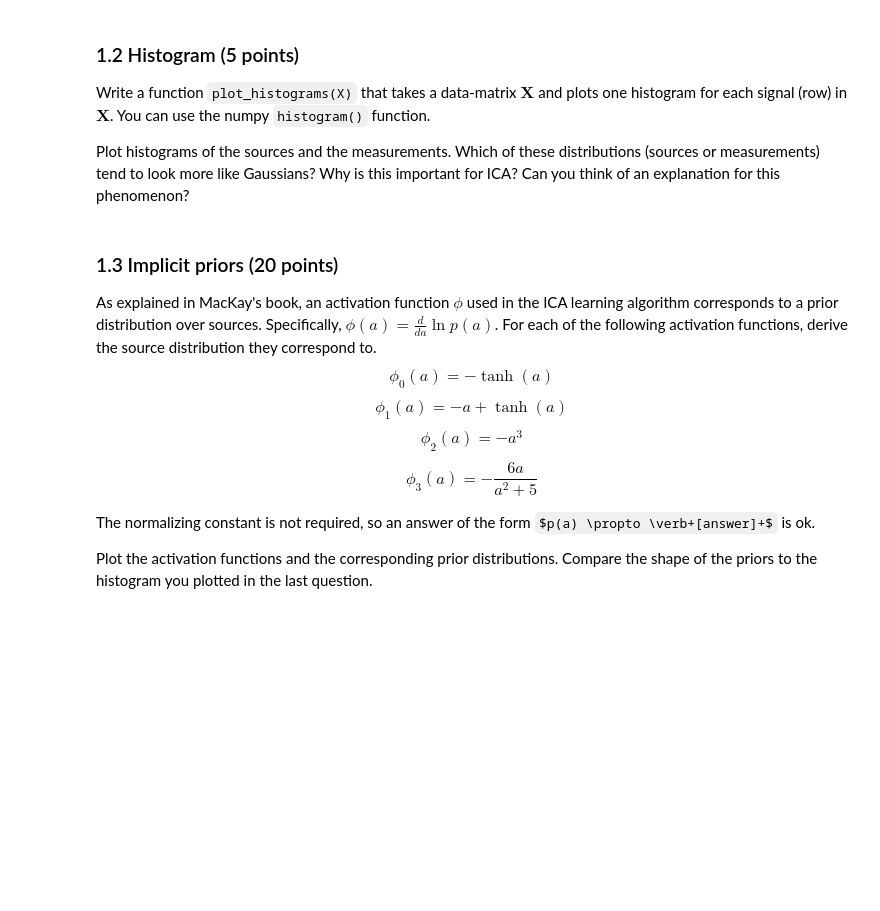
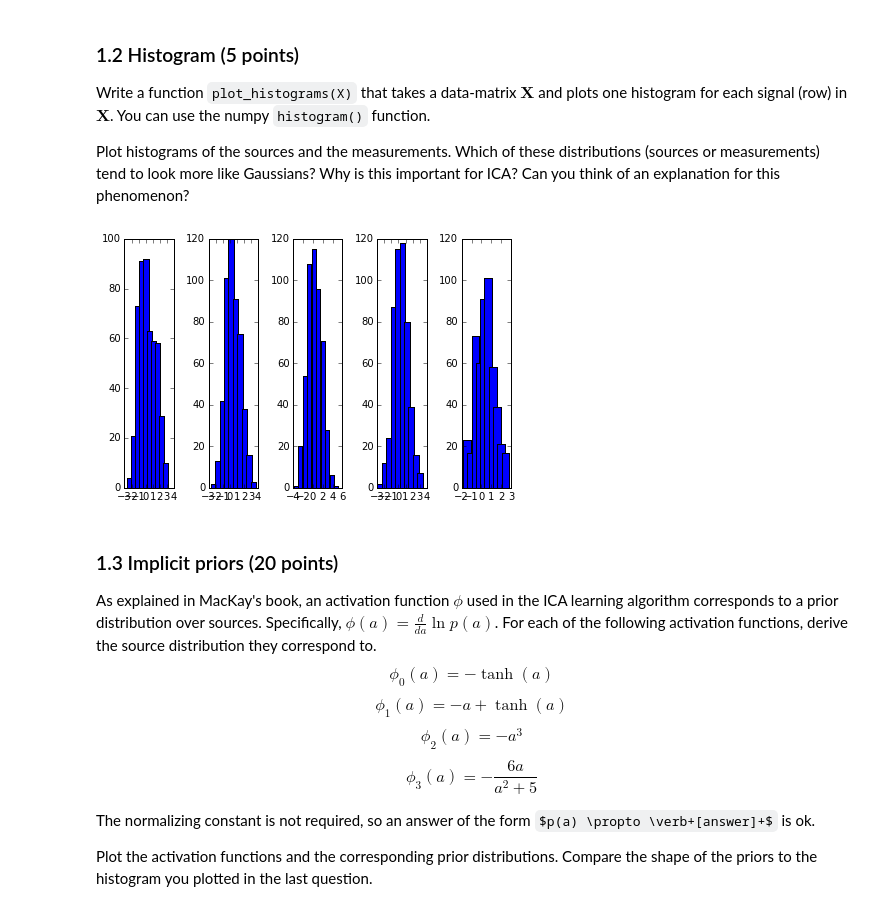
Before and after one commit to afcarl/ML2, a Jupyter notebook: lab1/lab1.ipynb, the cells around one changed output. Drawn from its saved outputs; the diff is of its cells as text; code cells hidden in the pictures; some formulas as TeX source; blank space fills up the shorter version.

```diff
--- a/lab1/lab1.ipynb
+++ b/lab1/lab1.ipynb
@@ -101,10 +101,24 @@ Which of these distributions (sources or measurements) tend to look more like Ga
 def plot_histograms(X):
     R,C = X.shape
     for row in xrange(R):
-        hist = np.histogram(X[row,:])
-        plt.plot(hist)
-
+        hist, bins = np.histogram(X[row,:])
+        center = (bins[:-1] + bins[1:]) / 2
+        plt.subplot(int('1' + str(R) + str(row + 1)))
+        plt.bar(center, hist)
+    plt.tight_layout()
     plt.show()
+# %%
+A = random_nonsingular_matrix(5)
+num_sources = 5
+signal_length = 500
+t = linspace(0, 1, signal_length)
+S = np.c_[sawtooth(t), sine_wave(t, 0.3), square_wave(t, 0.4), triangle_wave(t, 0.25), np.random.randn(t.size)].T
+X = make_mixtures(S,A)
+
+plot_histograms(X)
+#Answer questions of 1.2!
+# %% [output]
+[figure, added]
 # %% [markdown]
 ### 1.3 Implicit priors (20 points)
 As explained in MacKay's book, an activation function $\phi$ used in the ICA learning algorithm corresponds to a prior distribution over sources. Specifically, $\phi(a) = \frac{d}{da} \ln p(a)$. For each of the following activation functions, derive the source distribution they correspond to.
```
Also changed, not shown: parts of 3 cells of this notebook.
